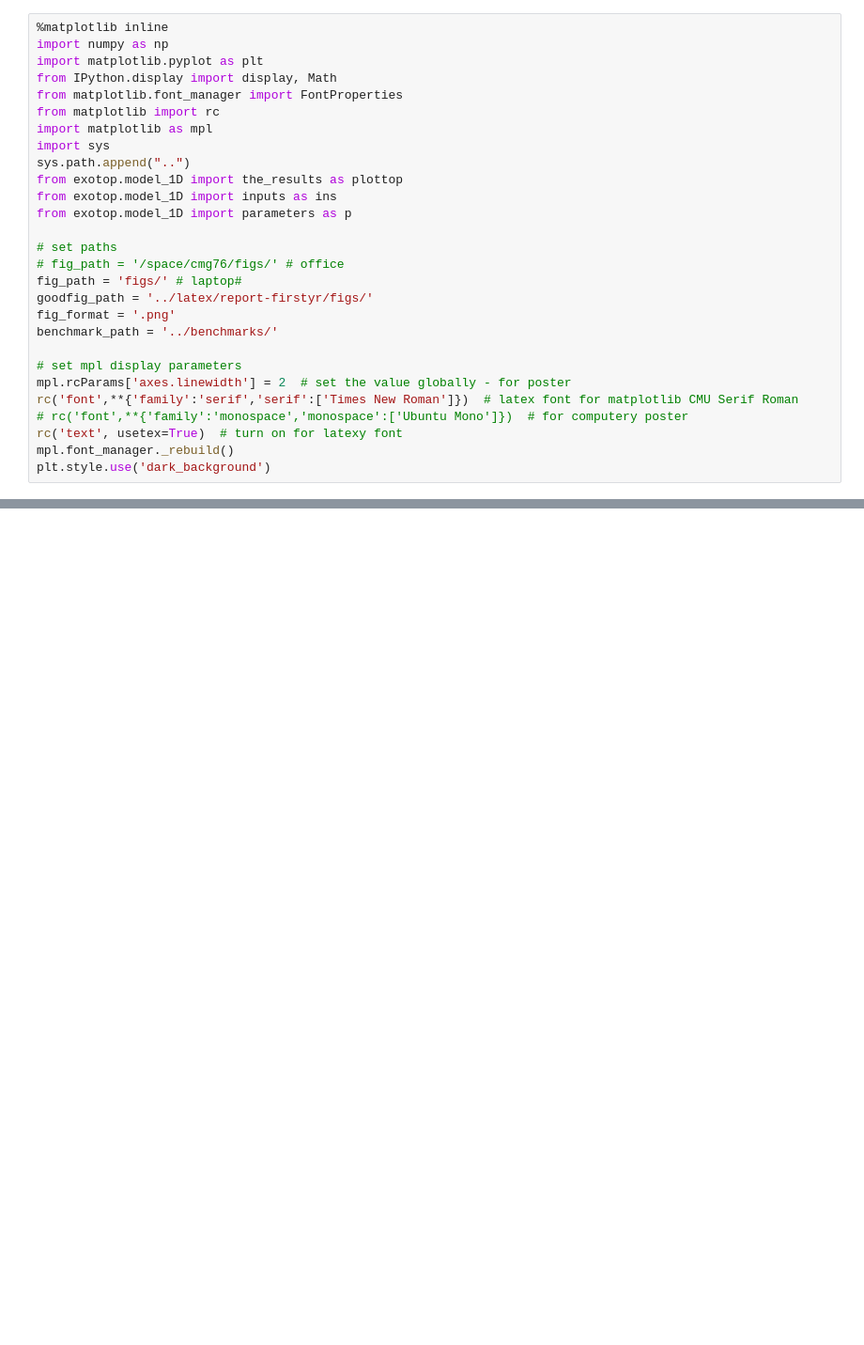
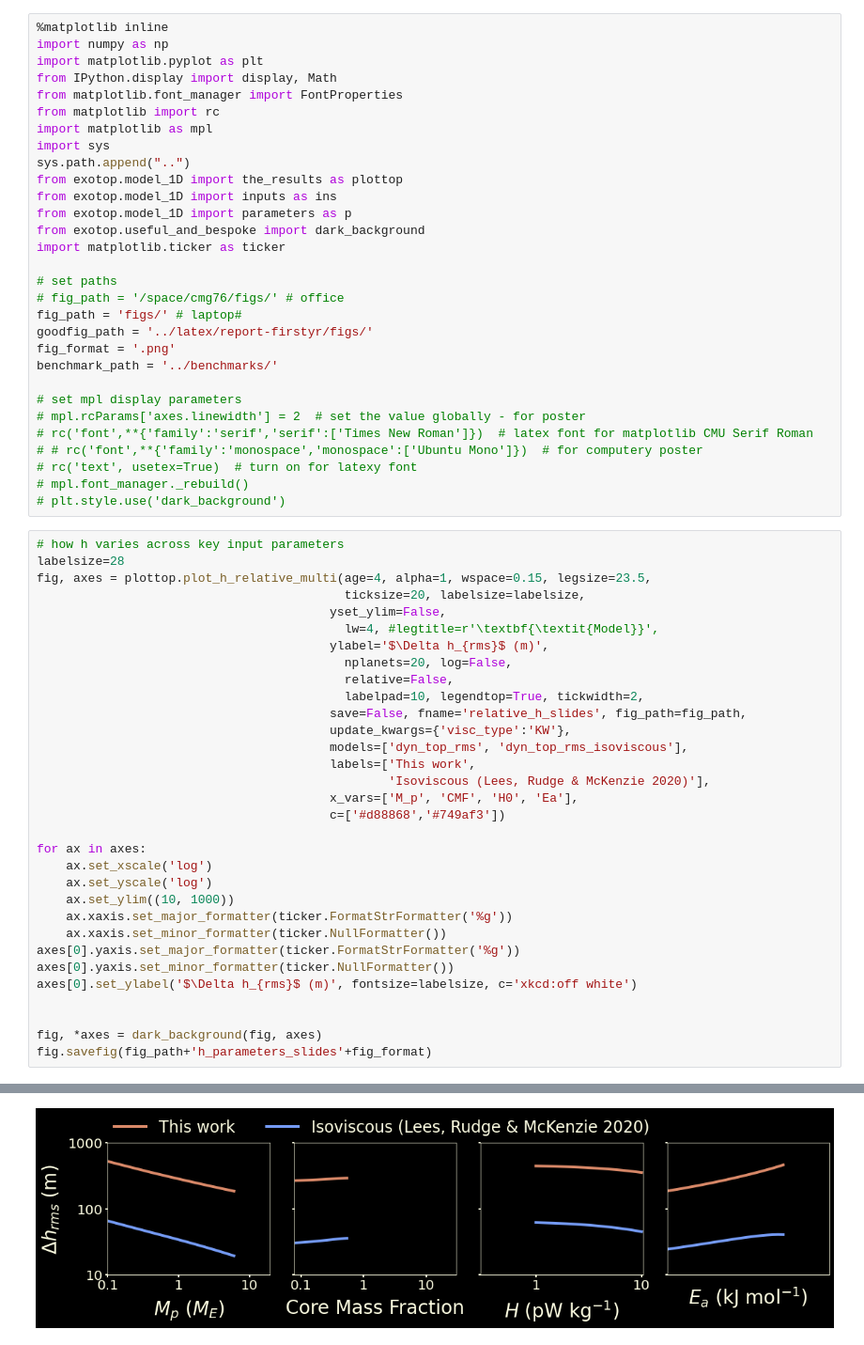
Before and after one commit to clairesworld/exo-top, a Jupyter notebook: notebooks/plot_relative_h.ipynb, the cells around one changed output, grey strips where cells are left out. Shown at 94% size. Saved outputs shown, nothing was run; the diff lists cells and outputs as text; blank space fills up the shorter version.

```diff
--- a/notebooks/plot_relative_h.ipynb
+++ b/notebooks/plot_relative_h.ipynb
@@ -11,6 +11,8 @@ sys.path.append("..")
 from exotop.model_1D import the_results as plottop
 from exotop.model_1D import inputs as ins
 from exotop.model_1D import parameters as p
+from exotop.useful_and_bespoke import dark_background
+import matplotlib.ticker as ticker
 
 # set paths
 # fig_path = '/space/cmg76/figs/' # office
@@ -20,9 +22,42 @@ fig_format = '.png'
 benchmark_path = '../benchmarks/'
 
 # set mpl display parameters
-mpl.rcParams['axes.linewidth'] = 2  # set the value globally - for poster
-rc('font',**{'family':'serif','serif':['Times New Roman']})  # latex font for matplotlib CMU Serif Roman
-# rc('font',**{'family':'monospace','monospace':['Ubuntu Mono']})  # for computery poster
-rc('text', usetex=True)  # turn on for latexy font
-mpl.font_manager._rebuild()
-plt.style.use('dark_background')
+# mpl.rcParams['axes.linewidth'] = 2  # set the value globally - for poster
+# rc('font',**{'family':'serif','serif':['Times New Roman']})  # latex font for matplotlib CMU Serif Roman
+# # rc('font',**{'family':'monospace','monospace':['Ubuntu Mono']})  # for computery poster
+# rc('text', usetex=True)  # turn on for latexy font
+# mpl.font_manager._rebuild()
+# plt.style.use('dark_background')
+# %%
+# how h varies across key input parameters
+labelsize=28
+fig, axes = plottop.plot_h_relative_multi(age=4, alpha=1, wspace=0.15, legsize=23.5,
+                                          ticksize=20, labelsize=labelsize,
+                                        yset_ylim=False,
+                                          lw=4, #legtitle=r'\textbf{\textit{Model}}',
+                                        ylabel='$\Delta h_{rms}$ (m)',
+                                          nplanets=20, log=False,
+                                          relative=False,
+                                          labelpad=10, legendtop=True, tickwidth=2,
+                                        save=False, fname='relative_h_slides', fig_path=fig_path,
+                                        update_kwargs={'visc_type':'KW'},
+                                        models=['dyn_top_rms', 'dyn_top_rms_isoviscous'],
+                                        labels=['This work',
+                                                'Isoviscous (Lees, Rudge & McKenzie 2020)'],
+                                        x_vars=['M_p', 'CMF', 'H0', 'Ea'],
+                                        c=['#d88868','#749af3'])
+
+for ax in axes:
+    ax.set_xscale('log')
+    ax.set_yscale('log')
+    ax.set_ylim((10, 1000))
+    ax.xaxis.set_major_formatter(ticker.FormatStrFormatter('%g'))
+    ax.xaxis.set_minor_formatter(ticker.NullFormatter())
+axes[0].yaxis.set_major_formatter(ticker.FormatStrFormatter('%g'))
+axes[0].yaxis.set_minor_formatter(ticker.NullFormatter())
+axes[0].set_ylabel('$\Delta h_{rms}$ (m)', fontsize=labelsize, c='xkcd:off white')
+
+
+fig, *axes = dark_background(fig, axes)
+fig.savefig(fig_path+'h_parameters_slides'+fig_format)
+# %% [output]
@@ -29,3 +65,4 @@ plt.style.use('dark_background')
+[figure, added]
 # %%
 # how h varies across key input parameters
 
```
Also changed, not shown: parts of 2 cells of this notebook, 8 other files.
